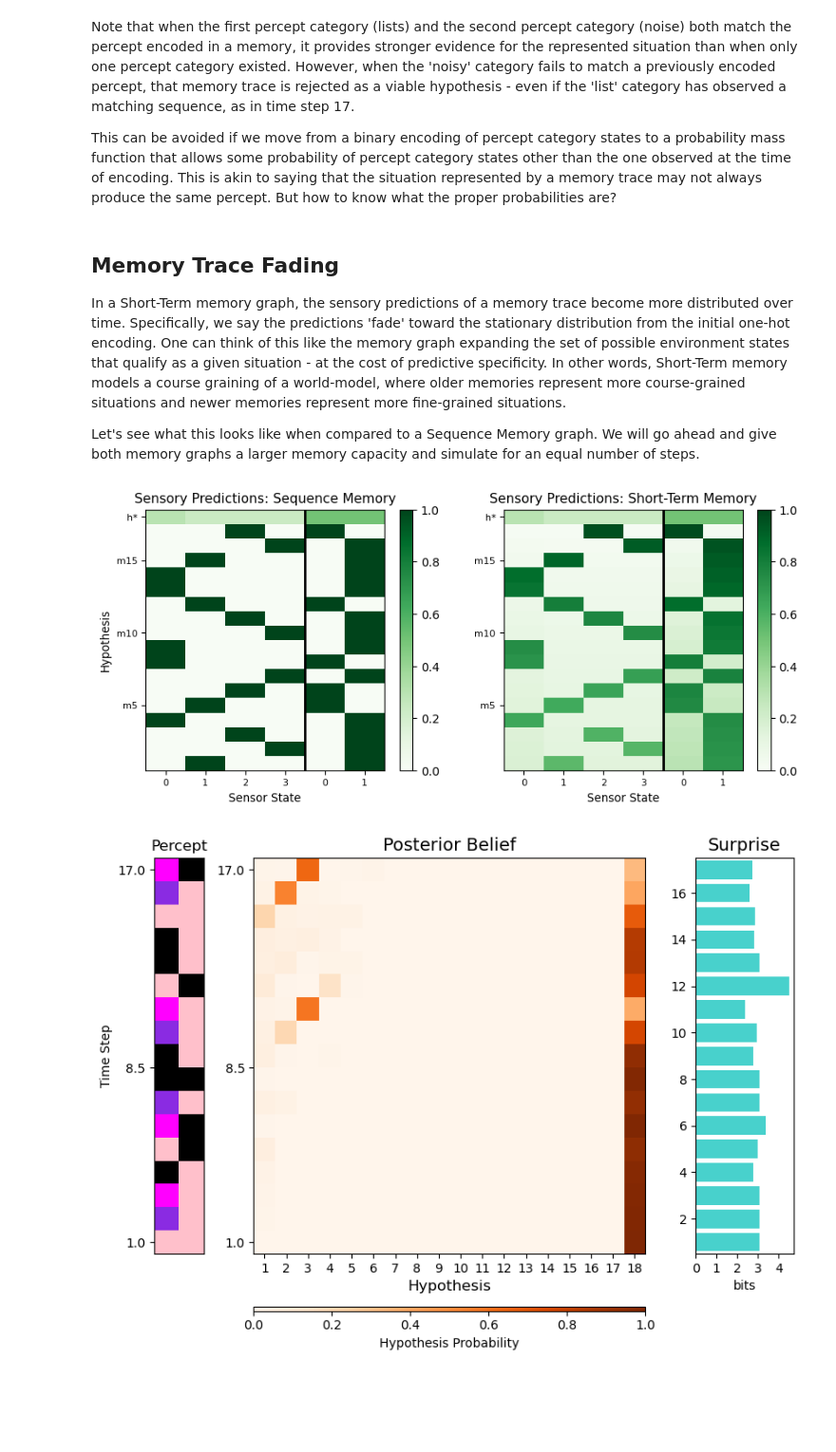
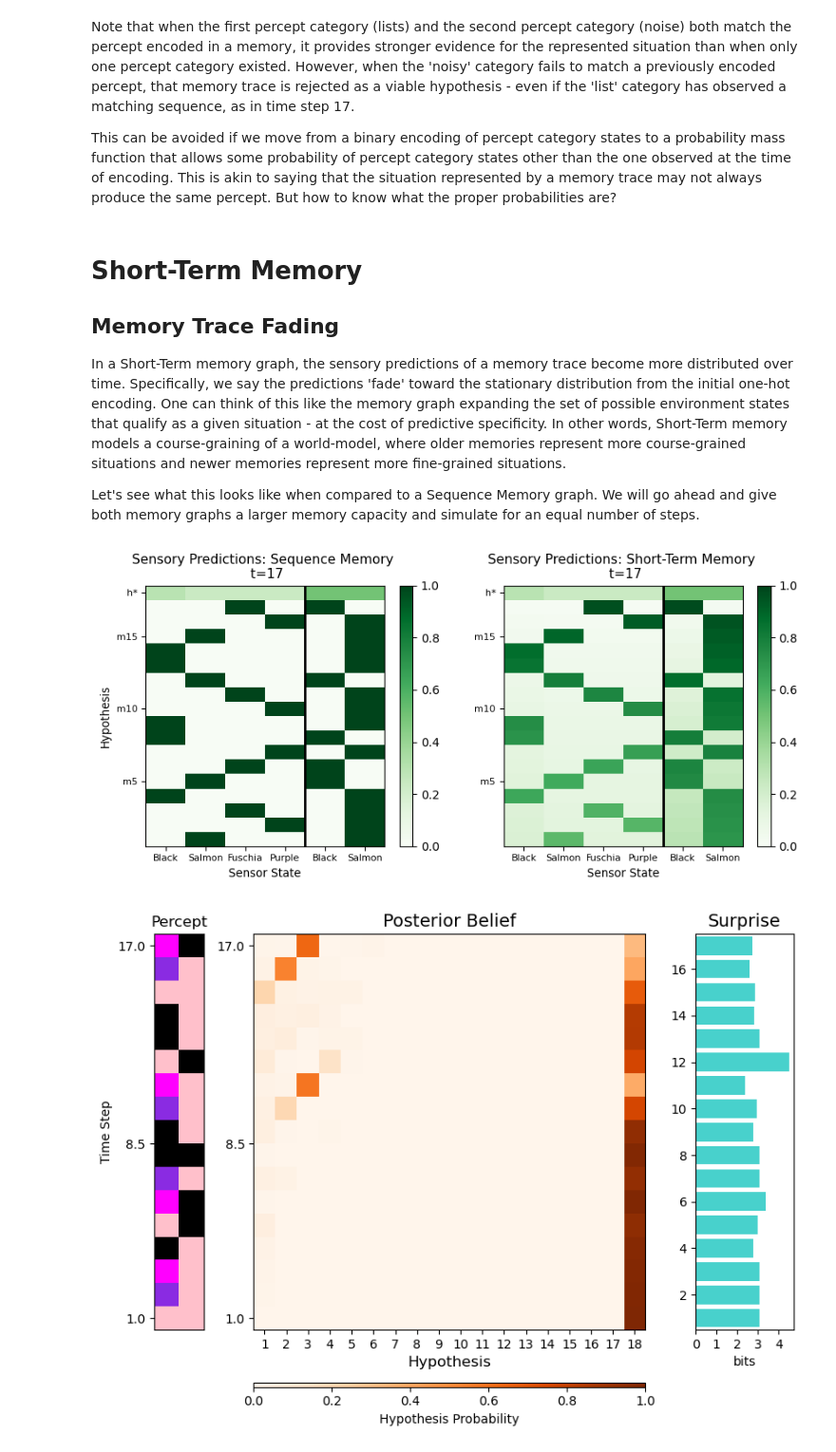
Before and after one commit to AntiPhoton47/projective_simulation, a Jupyter notebook: nbs/tutorials/learning_ps/01_Memory_Based_State_Estimators.ipynb, the cells around one changed output. Shown at 95% size. Drawn from its saved outputs; the diff is of its cells as text; code cells hidden in the pictures; blank space fills up the shorter version.

Commit message:
tutorial first draft
includes re-ordering of reassociation and reencoding (before the rest of learning) and no longer divided memory bias by effective capacity in associative memory

```diff
--- a/nbs/tutorials/learning_ps/01_Memory_Based_State_Estimators.ipynb
+++ b/nbs/tutorials/learning_ps/01_Memory_Based_State_Estimators.ipynb
@@ -379,7 +378,8 @@ Consider how the posterior belief of a Sequence Memory graph behaves if noise is
 # %%
 #Add a noisy percept category to previous percept sequence
 np.random.seed(1617031025)
-noisy_percept_category_sequence = np.random.choice(a = 2, size = num_percepts) #randomly sample 0s and 1s
+noisy_states = 2
+noisy_percept_category_sequence = np.random.choice(a = noisy_states, size = num_percepts) #randomly sample 0s and 1s
 noisy_percept_sequence = np.concatenate((example_lists.percept_sequence, noisy_percept_category_sequence[:,np.newaxis]), axis = 1)
 noisy_percept_sequence
 # %% [output]
@@ -402,15 +402,16 @@ array([[1, 1],
        [2, 0]])
 # %%
 #Set Up Sequence Memory
-new_percept_category_sizes = [4,2] #4 states of 1st sensor (from previous) and 2 states of 2nd sensor (noisy)
-new_stationary_expectations = np.concatenate((stationary_expectations, np.array([0.5,0.5]))) #add stationary expectations for new percept category
+new_percept_category_sizes = percept_category_sizes + [noisy_states]
+new_stationary_expectations = np.concatenate((stationary_expectations, np.array([1/noisy_states] * noisy_states))) #add stationary expectations for new percept category
 
 seq_memory_noisy = Sequence_Memory(
     new_percept_category_sizes,
     memory_capacity,
     memory_bias,
     new_stationary_expectations,
-    stationary_transition_method = 'first')
+    stationary_transition_method = 'first' #this is default, included here for clarity
+    )
 
 seq_memory_noisy.prepare_data_storage(data_record = ["all"], record_until = num_percepts)
 
@@ -428,16 +429,18 @@ Note that when the first percept category (lists) and the second percept categor
 
 This can be avoided if we move from a binary encoding of percept category states to a probability mass function that allows some probability of percept category states other than the one observed at the time of encoding. This is akin to saying that the situation represented by a memory trace may not always produce the same percept. But how to know what the proper probabilities are?
 # %% [markdown]
+# Short-Term Memory
+
 ## Memory Trace Fading
 
-In a Short-Term memory graph, the sensory predictions of a memory trace become more distributed over time. Specifically, we say the predictions 'fade' toward the stationary distribution from the initial one-hot encoding. One can think of this like the memory graph expanding the set of possible environment states that qualify as a given situation - at the cost of predictive specificity. In other words, Short-Term memory models a course graining of a world-model, where older memories represent more course-grained situations and newer memories represent more fine-grained situations.
+In a Short-Term memory graph, the sensory predictions of a memory trace become more distributed over time. Specifically, we say the predictions 'fade' toward the stationary distribution from the initial one-hot encoding. One can think of this like the memory graph expanding the set of possible environment states that qualify as a given situation - at the cost of predictive specificity. In other words, Short-Term memory models a course-graining of a world-model, where older memories represent more course-grained situations and newer memories represent more fine-grained situations.
 
 Let's see what this looks like when compared to a Sequence Memory graph. We will go ahead and give both memory graphs a larger memory capacity and simulate for an equal number of steps.
 # %%
 from projective_simulation.ECMs.state_estimators import Short_Term_Memory
 # %%
 new_memory_capacity = num_percepts
-new_memory_bias = memory_bias = 1/(total_situations - new_memory_capacity) #with a larger memory, we increase the memory bias
+new_memory_bias = 1/(total_situations - new_memory_capacity) #with a larger memory, we increase the memory bias
 
 #intialize Sequence Memory
 seq_memory_noisy2 = Sequence_Memory(
@@ -451,7 +454,7 @@ seq_memory_noisy2 = Sequence_Memory(
 )
 
 #initialize Short-Term Memory
-fading_rate = 0.05   #Controls how fast sensory predictions fade from one-hot to stationary
+fading_rate = 0.05  #Controls how fast sensory predictions fade from one-hot to stationary
 short_term_memory_noisy = Short_Term_Memory(
     category_sizes = new_percept_category_sizes,
     memory_capacity = new_memory_capacity,
@@ -474,38 +477,38 @@ fig, (ax1, ax2) = plt.subplots(1, 2, figsize=(10, 4))
 
 ##Sequence Memory Predictions
 plot_heatmap(
     seq_memory_noisy2.sensory_predictions,
-    title = "Sensory Predictions: Sequence Memory",
+    title = "Sensory Predictions: Sequence Memory \n t=17",
     xlabel = "Sensor State",
-    xtick_labels= ["0","1","2","3","0","1"],
+    xtick_labels= ["Black","Salmon","Fuschia","Purple","Black","Salmon"],
     ylabel = "Hypothesis",
     yticks = [4.5,9.5,14.5,17.5],
     ytick_labels= ["m5", "m10", "m15", "h*"],
     color = "Greens",
     label_scale = 0.8,
     ax = ax1,
     category_sizes = new_percept_category_sizes)
 
 ##Short-Term Memory Predictions
 plot_heatmap(
     short_term_memory_noisy.sensory_predictions,
-    title = "Sensory Predictions: Short-Term Memory",
+    title = "Sensory Predictions: Short-Term Memory \n t=17",
     xlabel = "Sensor State",
-    xtick_labels= ["0","1","2","3","0","1"],
+    xtick_labels= ["Black","Salmon","Fuschia","Purple","Black","Salmon"],
     ylabel = None,
     yticks = [4.5,9.5,14.5,17.5],
     ytick_labels= ["m5", "m10", "m15", "h*"],
     color = "Greens",
     label_scale = 0.8,
     vmin = 0.,
     vmax = 1., #sets scale of colorbar
     ax = ax2,
     category_sizes = new_percept_category_sizes)
 
 plt.tight_layout
 pass
 # %% [output]
-[figure, old version]
+[figure, new version]
 # %%
 memory_filter_performance(short_term_memory_noisy.data_dic, noisy_percept_sequence, colormap)
 # %% [output]
```
Also changed, not shown: parts of 68 cells of this notebook, 4 other files.
